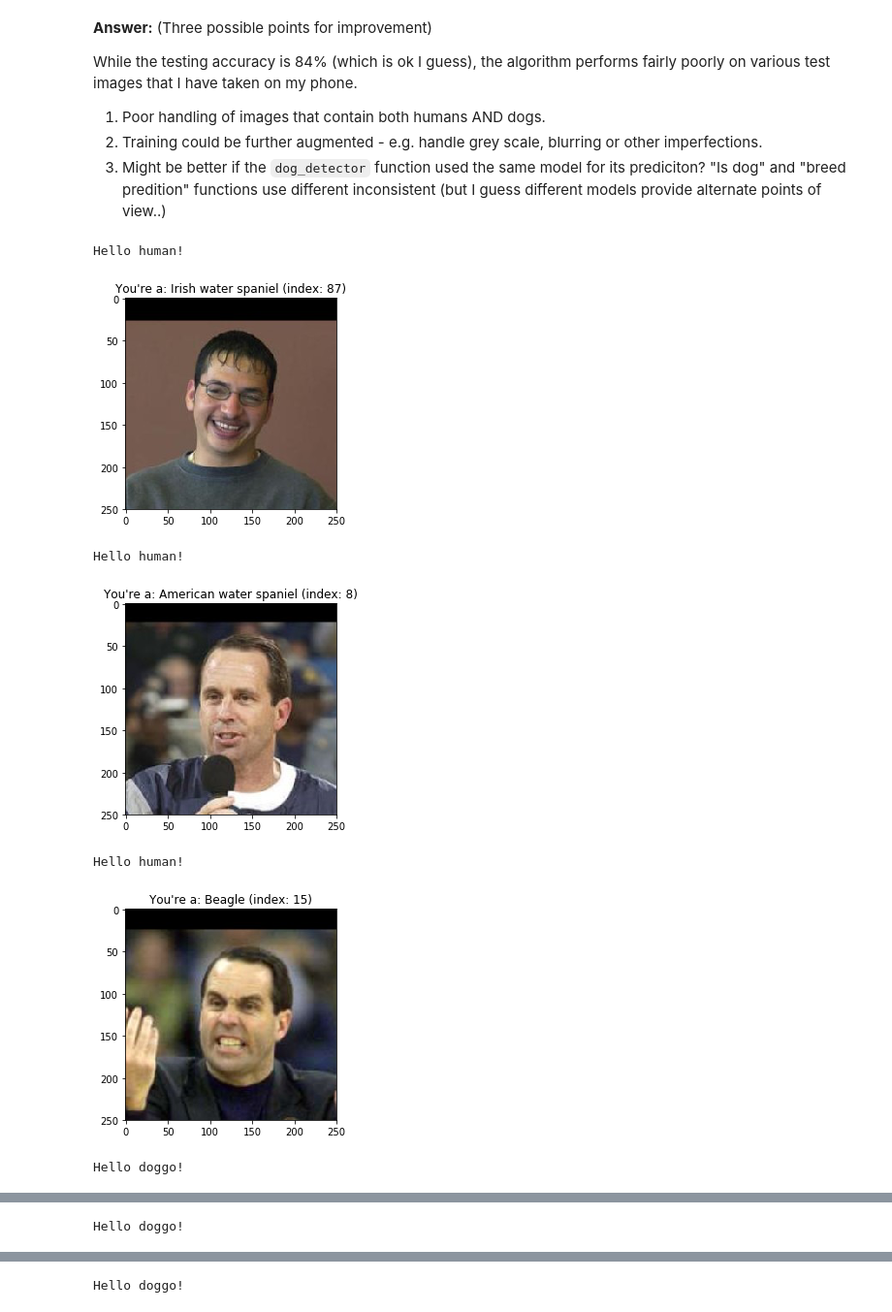
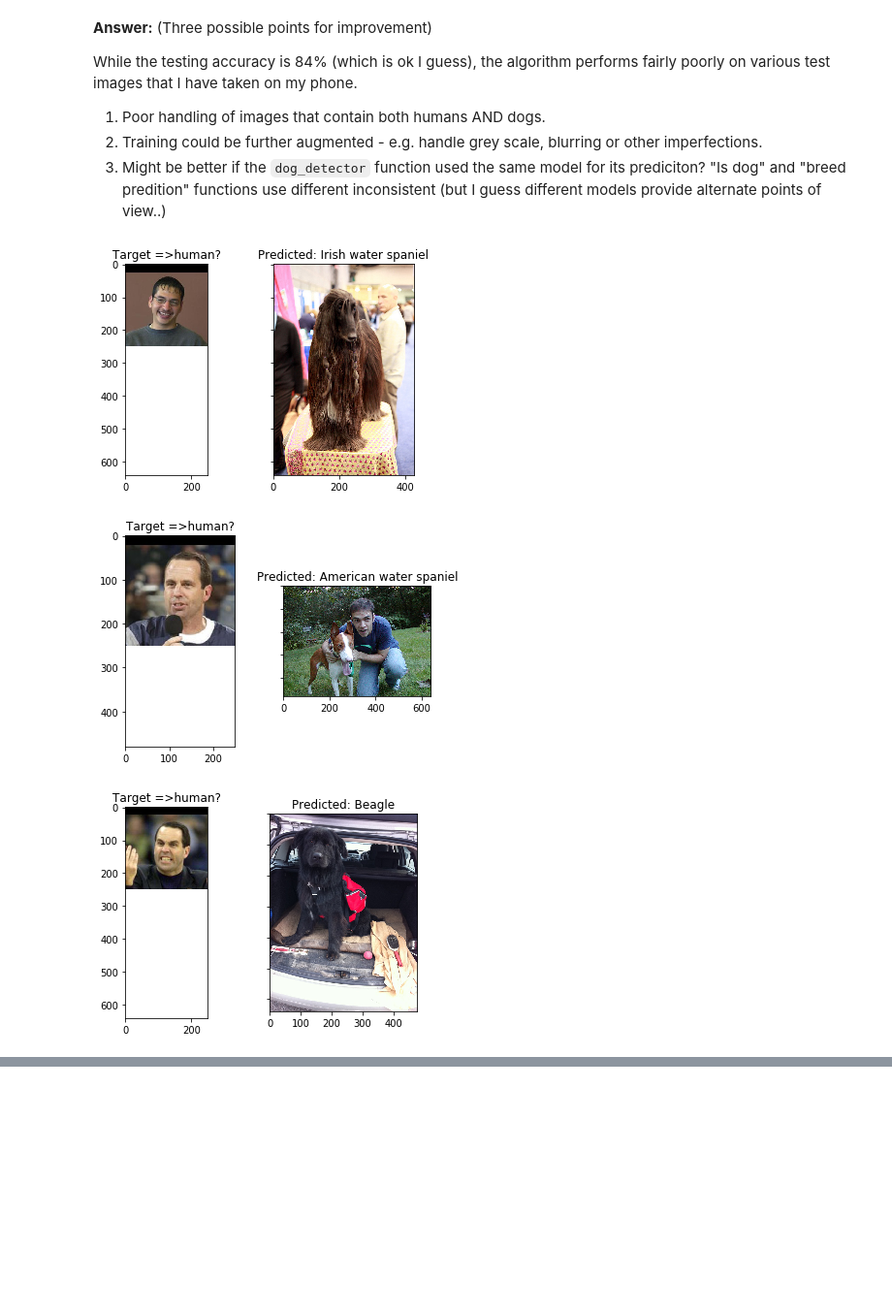
Before and after one commit to danwild/dog-breed-classifier, a Jupyter notebook: dog_app.ipynb, the cells around one changed output, grey strips where cells are left out. Shown at 97% size. Saved outputs shown, nothing was run; the diff lists cells and outputs as text; code cells hidden in the pictures; blank space fills up the shorter version.

```diff
--- a/dog_app.ipynb
+++ b/dog_app.ipynb
@@ -817,7 +817,10 @@ def predict_breed_transfer(img_path):
     _, preds_tensor = torch.max(output, 1)
     pred = np.squeeze(preds_tensor.numpy()) if not use_cuda else np.squeeze(preds_tensor.cpu().numpy())
 
-    return class_names[pred] + " (index: "+ str(pred) +")"
+    return {
+        'index': pred,
+        'label': class_names[pred]
+    }
 # %% [markdown]
 ---
 <a id='step5'></a>
@@ -844,22 +847,31 @@ def run_app(img_path):
 
     ## handle cases for a human face, dog, and neither
     if dog_detector(img_path):
-        print('Hello doggo!')
-        return predict_breed_transfer(img_path)
+        result = predict_breed_transfer(img_path)
+        result['type'] = 'dog'
+        return result
 
     elif face_detector(img_path):
-        print('Hello human!')
-        return predict_breed_transfer(img_path)
+        result = predict_breed_transfer(img_path)
+        result['type'] = 'human'
+        return result
 
     else:
         print('Error: no doggo or human was detected in the supplied image.')
         return False
-# %%
-def display_image(img_path, title="Title"):
-    image = Image.open(img_path)
-    plt.title(title)
-    plt.imshow(image)
-    plt.show()
+# %%
+def display_image(img_path, result):
+    target_image = Image.open(img_path)
+
+    # Two subplots, unpack the axes array immediately
+    f, (ax1, ax2) = plt.subplots(1, 2, sharey=True)
+
+    ax1.set_title('Target =>' + result['type'] + '?')
+    ax1.imshow(target_image)
+
+    ax2.set_title('Predicted: ' + result['label'])
+    predicted_image = Image.open(dog_files[result['index']])
+    ax2.imshow(predicted_image)
 # %% [markdown]
 ---
 <a id='step6'></a>
@@ -884,20 +896,16 @@ While the testing accuracy is 84% (which is ok I guess), the algorithm performs
 # %%
 ## TODO: Execute your algorithm from Step 6 on
 ## at least 6 images on your computer.
 ## Feel free to use as many code cells as needed.
 
 ## RUN THE APP ON EXAMPLE DATA
 for file in np.hstack((human_files[3:6], dog_files[3:6])):
-    y_hat = run_app(file)
-    if y_hat:
-        display_image(file, title="You're a: " + str(y_hat))
+    result = run_app(file)
+    if result:
+        display_image(file, result)
     else:
         print('Failed to produce a match.')
 # %% [output]
-Hello human!
-[figure, old version]
+[figure, new version]
-Hello human!
-[figure, old version]
+[figure, new version]
-Hello human!
-[figure, old version]
+[figure, new version]
-Hello doggo!
@@ -905 +912,0 @@ Hello doggo!
-Hello doggo!
@@ -907 +913,0 @@ Hello doggo!
-Hello doggo!
```
Also changed, not shown: parts of 3 cells of this notebook.
